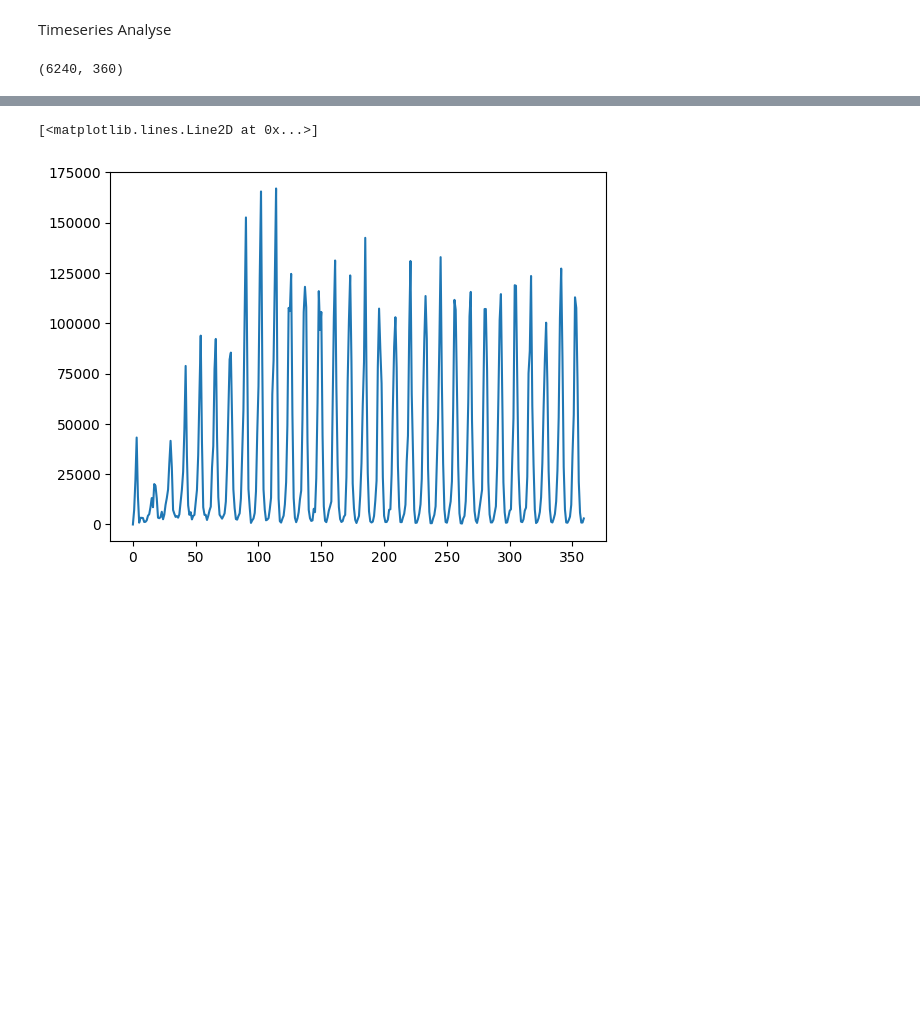
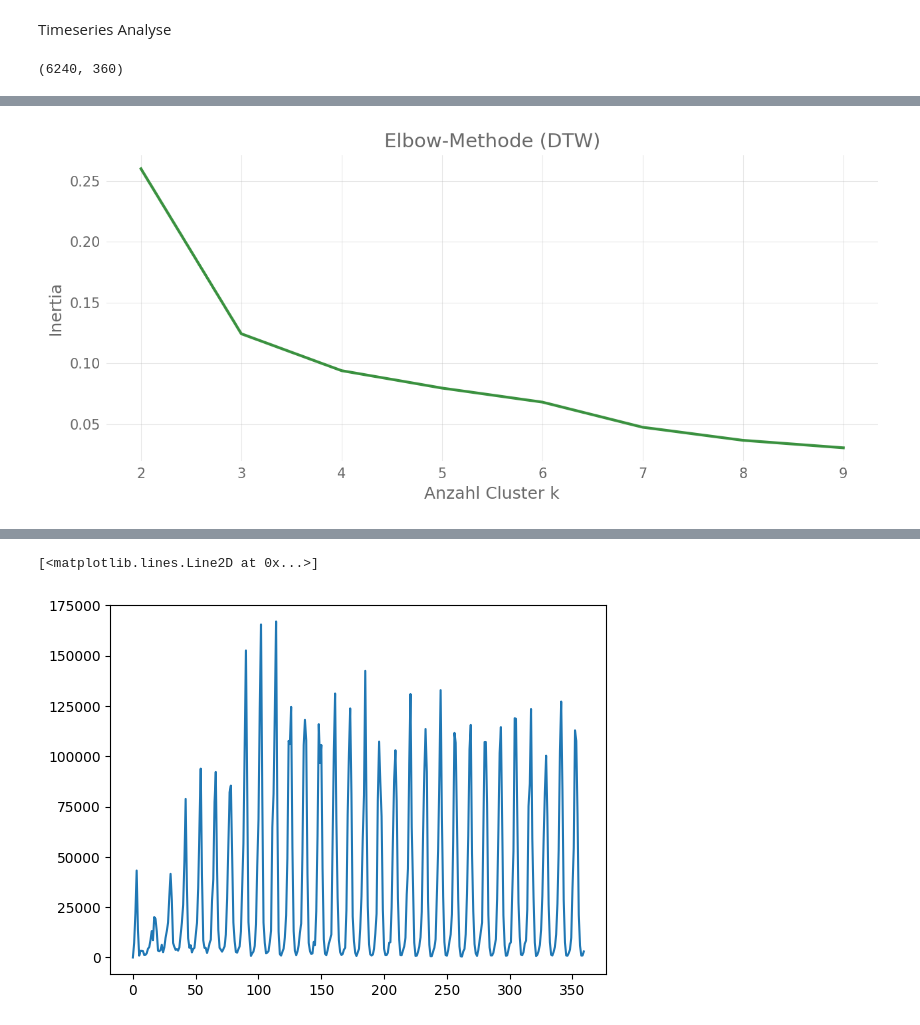
Before and after one commit to ericwoe/snow_storage_and_snowmelt_in_nuclear_winter, a Jupyter notebook: Example.ipynb, the cells around one changed output, grey strips where cells are left out. Cells and saved outputs as stored; diff of their text form; code cells hidden in the pictures; blank space fills up the shorter version.

Commit message:
Clustering angepasst

```diff
--- a/Example.ipynb
+++ b/Example.ipynb
@@ -401,4 +517,6 @@ def elbow_method(data, max_clusters):
 # %%
-# Alles in einem Schritt
-global_sum_per_month = da.load().sum(dim=['lat', 'lon'], skipna=True)
+#result = elbow_method(timeseries_subset_180, 11)
+result = pd.read_csv("results/clustering/snow_storage/elbow_method/inertias_.csv", sep=";", index_col=0)
+
+result
 # %% [output]
@@ -405,0 +533,9 @@ AttributeError: 'list' object has no attribute 'values'
+# %%
+plt.plot(result.index, result['inertia'], linewidth=2, markersize=8)
+plt.xlabel("Anzahl Cluster k", fontsize=12)
+plt.ylabel("Inertia", fontsize=12)
+plt.title("Elbow-Methode (DTW)", fontsize=14)
+plt.grid(True, alpha=0.3)
+plt.show()
+# %% [output]
+[figure, added]
```
Also changed, not shown: parts of 30 cells of this notebook, 2 other files.
